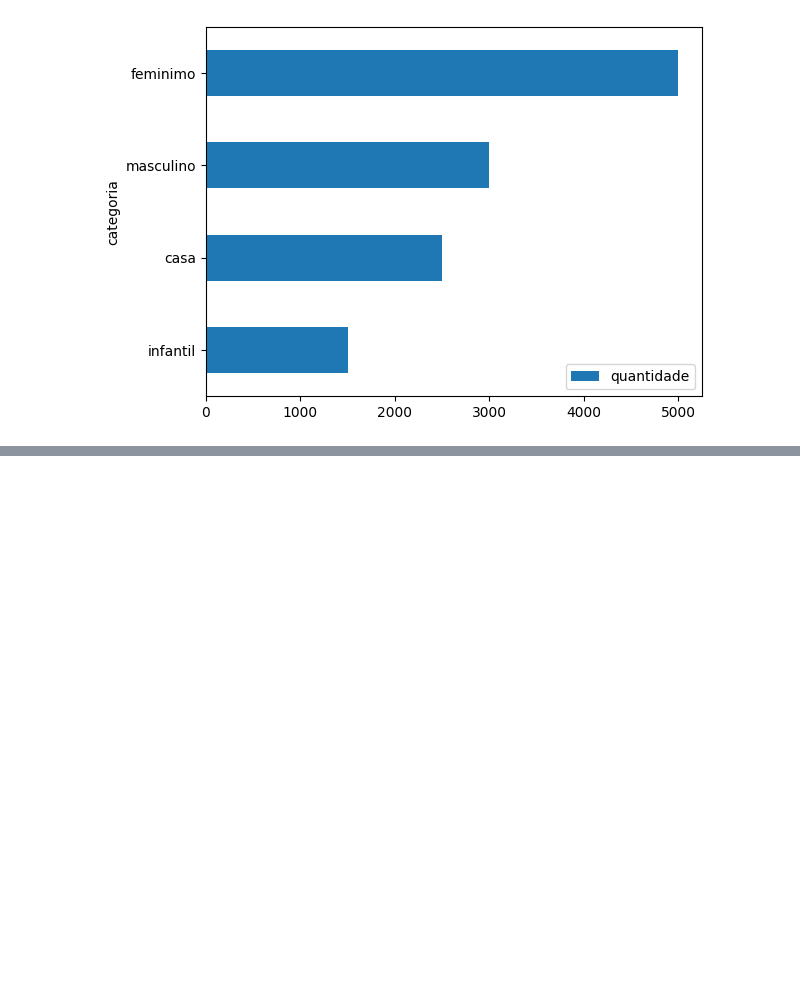
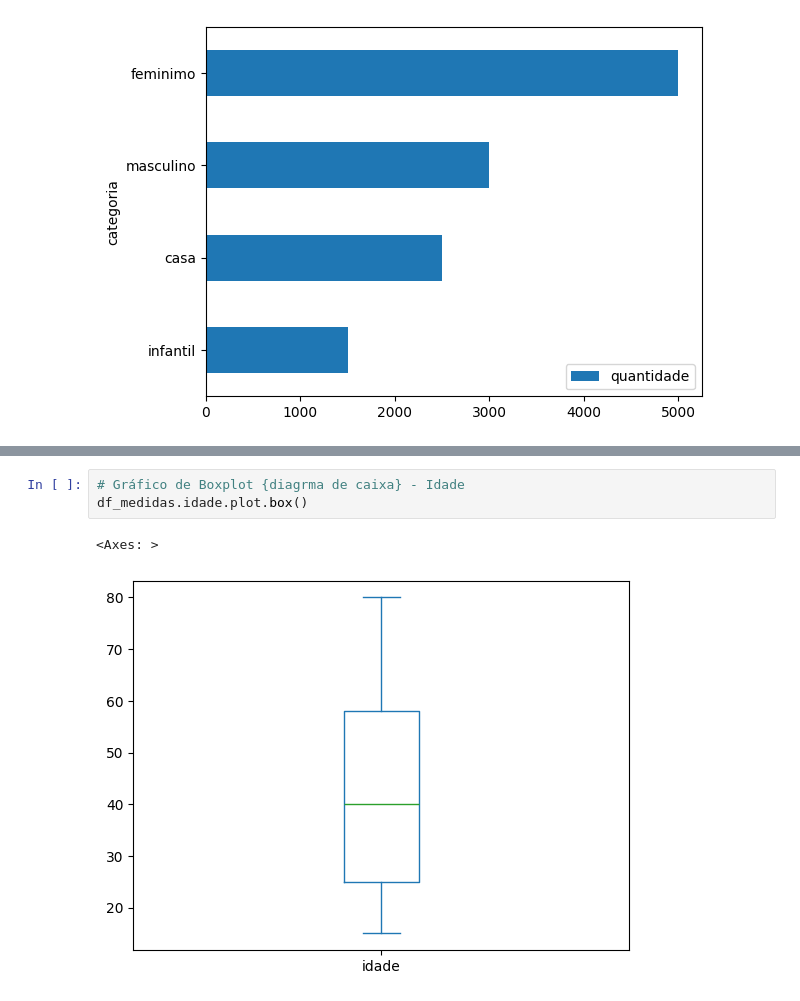
Before and after one commit to Italovini223/estatisticaDevs, a Jupyter notebook: estatistica_devs.ipynb, the cells around one changed output, grey strips where cells are left out. Drawn from its saved outputs; the diff is of its cells as text; blank space fills up the shorter version.

```diff
--- a/estatistica_devs.ipynb
+++ b/estatistica_devs.ipynb
@@ -201,0 +209,6 @@ df_vendas.sort_values('quantidade').plot.barh(x='categoria', y='quantidade')
+# %%
+# Gráfico de Boxplot {diagrma de caixa} - Idade
+df_medidas.idade.plot.box()
+# %% [output]
+<Axes: >
+[figure, added]
```
Also changed, not shown: parts of 11 cells of this notebook.
